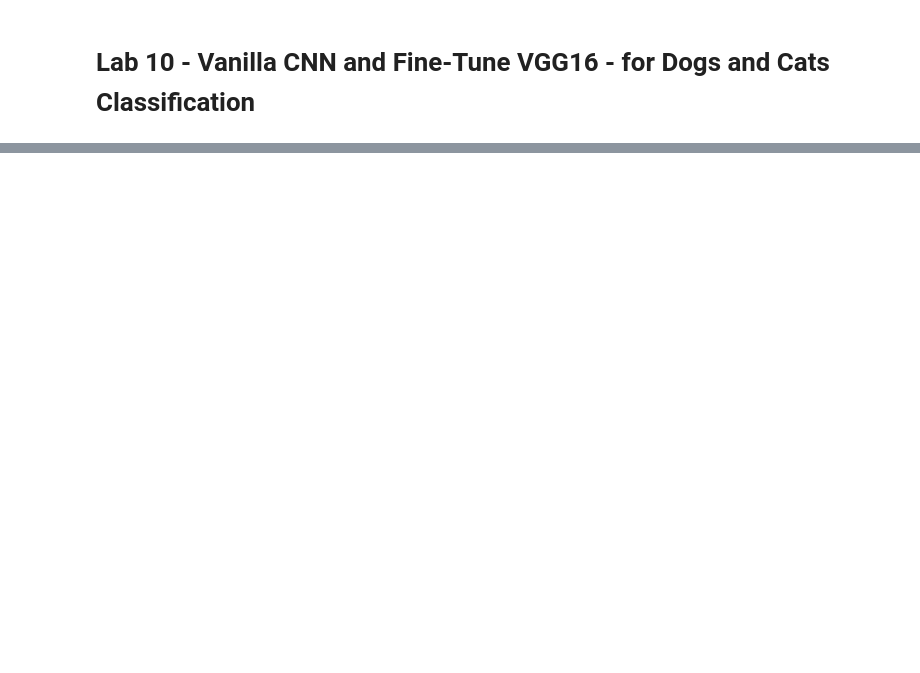
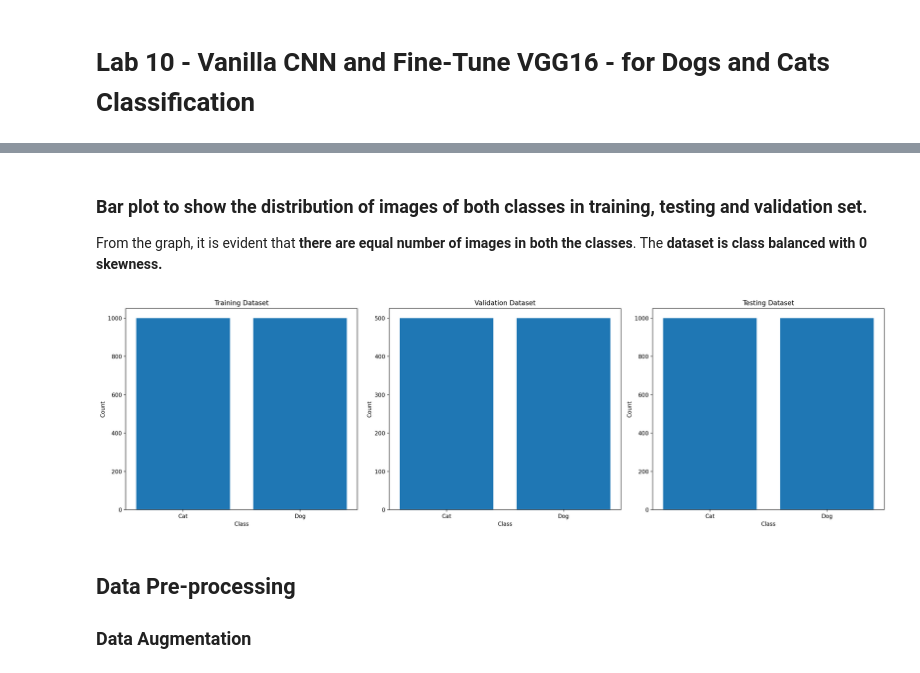
Before and after one commit to hemasree798/CSCN8010-labs, a Jupyter notebook: Dogs_vs_cats_classification.ipynb, the cells around one changed output, grey strips where cells are left out. Saved outputs shown, nothing was run; the diff lists cells and outputs as text; code cells hidden in the pictures; blank space fills up the shorter version.

```diff
--- a/Dogs_vs_cats_classification.ipynb
+++ b/Dogs_vs_cats_classification.ipynb
@@ -28,0 +68,3 @@ model_1_three_layers.compile(optimizer="adam",
+# %%
+# Creating a list of label description
+label_description = ["Cat","Dog"]
@@ -28,0 +160,21 @@ model_1_three_layers.compile(optimizer="adam",
+# %% [markdown]
+### Bar plot to show the distribution of images of both classes in training, testing and validation set.
+
+From the graph, it is evident that **there are equal number of images in both the classes**. The **dataset is class balanced with 0 skewness.**
+# %%
+# Count the occurrences of each class in training, validation and testing dataset
+plt.figure(figsize=(20, 6),dpi=200)
+for index, (dataset_name,data_labels) in enumerate(dataset_labels.items()):
+    plt.subplot(1, 3, index+1)
+    counts = np.bincount(data_labels)
+    plt.bar(label_description, counts)
+    plt.xlabel('Class')
+    plt.ylabel('Count')
+    plt.title(f'{dataset_name} Dataset')
+    plt.tight_layout()
+# %% [output]
+[figure, added]
+# %% [markdown]
+## Data Pre-processing
+
+### Data Augmentation
```
Also changed, not shown: parts of 31 cells of this notebook, 3 other files.
